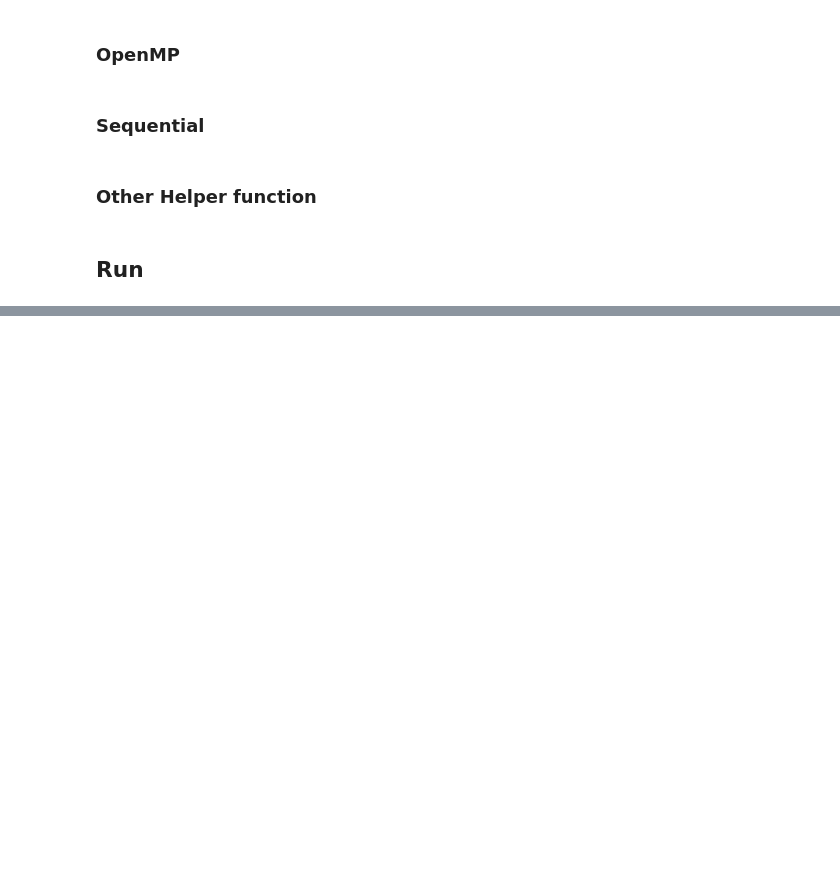
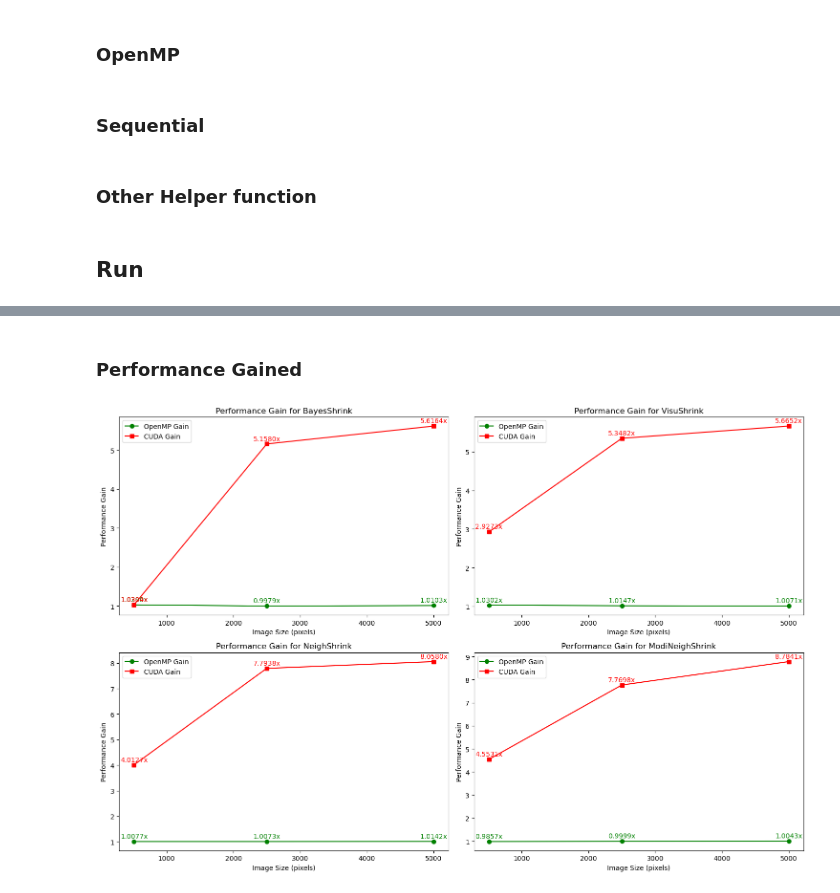
Before and after one commit to zkgan03/ImageDenoising-Parallel, a Jupyter notebook: PerformanceEvaluation.ipynb, the cells around one changed output, grey strips where cells are left out. Saved outputs shown, nothing was run; the diff lists cells and outputs as text; code cells hidden in the pictures; blank space fills up the shorter version.

Commit message:
Addded performance gain graph and summary table in Performance Evaluation

```diff
--- a/PerformanceEvaluation.ipynb
+++ b/PerformanceEvaluation.ipynb
@@ -578,18 +581,24 @@ def measure_time(func, *args, **kwargs):
 def run_and_measure(repeat, func, *args, **kwargs):
     """
     Run the function multiple times and compute the average execution time.
+    The first Run will be excluded in calculation for more accurate result.
 
     :param func: The function to be measured.
     :param args: Arguments to pass to the function.
     :param kwargs: Keyword arguments to pass to the function.
-    :return: Average execution time over 'repeat' runs, The total execution time
+    :return: Average execution time over 'repeat - 1' runs, The total execution time
     """
     sum = 0;
-    for _ in range(repeat):  # Run 10 times
+    for i in range(repeat):  # Run `repeat` times
         result, time_taken = measure_time(func, *args, **kwargs)
+
+        # ignore the first run result as it might be slower
+        if i == 1:
+            continue
+
         sum += time_taken
 
-    avg_time = sum / repeat
+    avg_time = sum / (repeat-1)
     return avg_time, sum
 # %% [markdown]
 ## Run
@@ -690,0 +707,40 @@ Image loaded successfully for size 5000!
+# %% [markdown]
+### Performance Gained
+# %%
+# Compute performance gain and plot
+plt.figure(figsize=(15, 10))
+
+for i, (algo_name, times) in enumerate(execution_times.items()):
+    plt.subplot(2, 2, i + 1)
+
+    image_sizes_for_plot = list(image_paths.keys())
+    seq_times = times["Sequential"]
+    openmp_times = times["OpenMP"]
+    cuda_times = times["CUDA"]
+
+    # Compute performance gains
+    openmp_gains = [seq / omp for seq, omp in zip(seq_times, openmp_times)]
+    cuda_gains = [seq / cud for seq, cud in zip(seq_times, cuda_times)]
+
+    # Plot performance gains
+    plt.plot(image_sizes_for_plot, openmp_gains, marker='o', label='OpenMP Gain', color='g')
+    plt.plot(image_sizes_for_plot, cuda_gains, marker='s', label='CUDA Gain', color='r')
+
+    # Annotate each point with the performance gain
+    for j, gain in enumerate(openmp_gains):
+        plt.annotate(f"{gain:.4f}x", (image_sizes_for_plot[j], openmp_gains[j]),
+                     textcoords="offset points", xytext=(0, 5), ha='center', fontsize=10, color='green')
+    for j, gain in enumerate(cuda_gains):
+        plt.annotate(f"{gain:.4f}x", (image_sizes_for_plot[j], cuda_gains[j]),
+                     textcoords="offset points", xytext=(0, 5), ha='center', fontsize=10, color='red')
+
+    # Customize labels and title
+    plt.xlabel('Image Size (pixels)')
+    plt.ylabel('Performance Gain')
+    plt.title(f'Performance Gain for {algo_name}')
+    plt.legend()
+    plt.tight_layout()
+
+plt.show()
+# %% [output]
+[figure, added]
```
Also changed, not shown: parts of 8 cells of this notebook, 3 other files.
